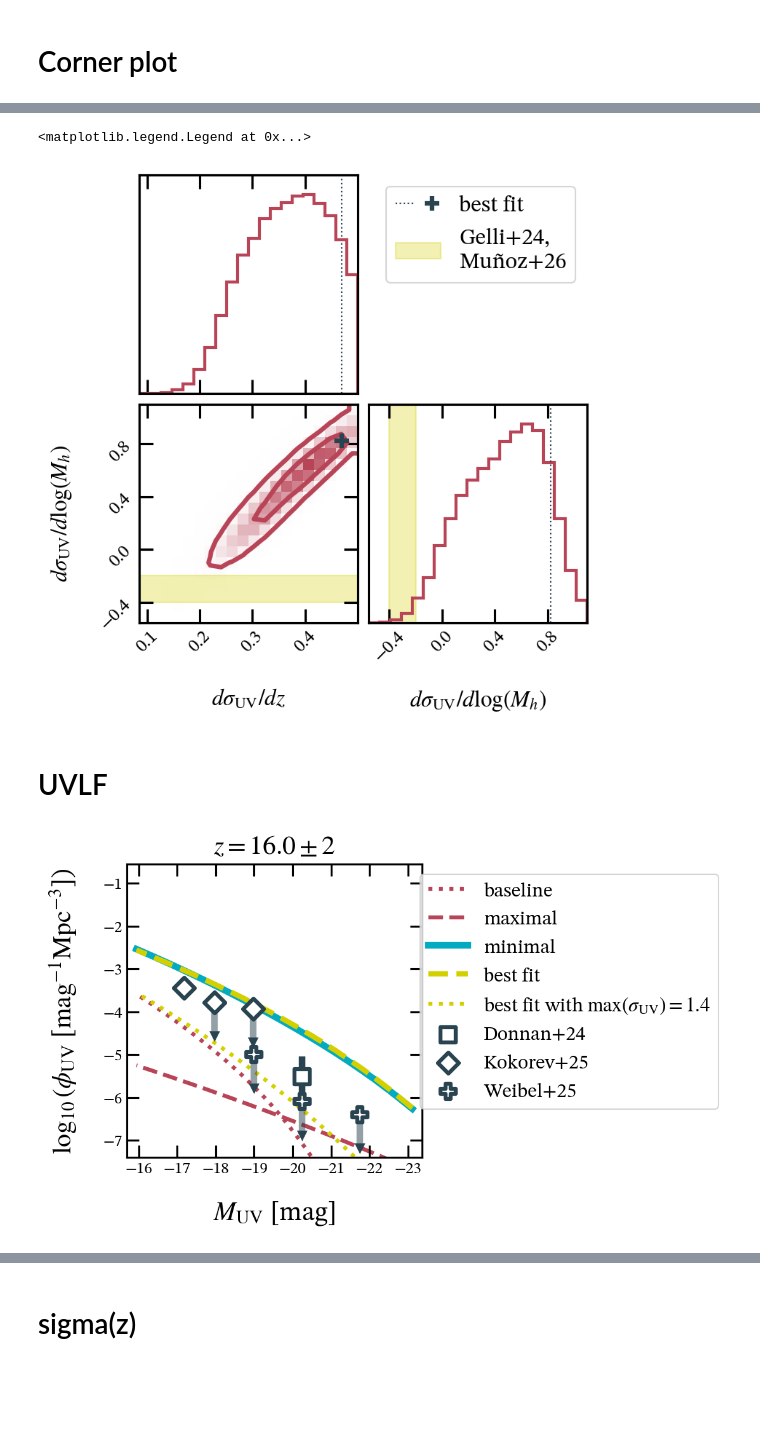
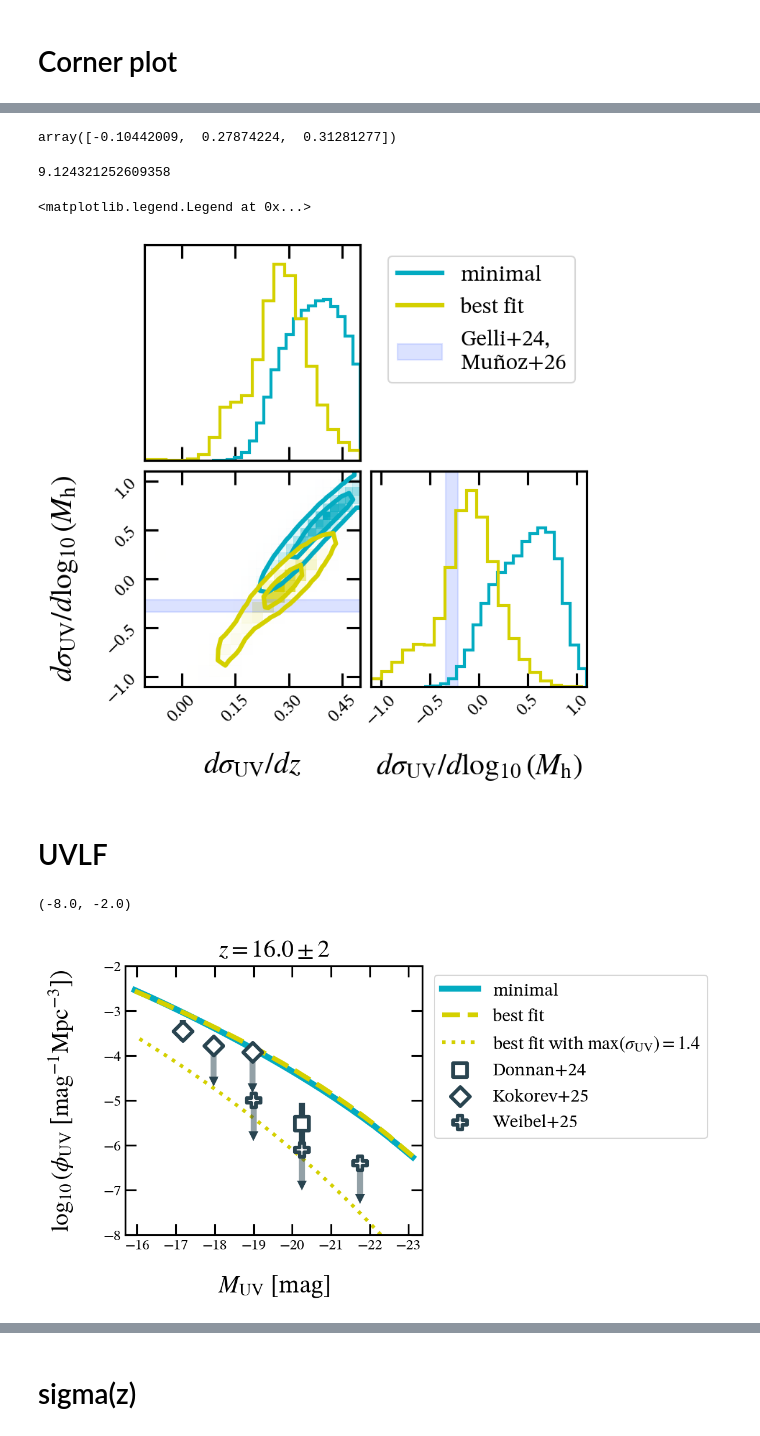
Before and after one commit to ebregou/modeling_stochasticity, a Jupyter notebook: notebooks/make_polished_plots/paper.ipynb, the cells around one changed output, grey strips where cells are left out. Drawn from its saved outputs; the diff is of its cells as text; code cells hidden in the pictures; blank space fills up the shorter version.

Commit message:
figures for FINESST, finalizing figures for paper

```diff
--- a/notebooks/make_polished_plots/paper.ipynb
+++ b/notebooks/make_polished_plots/paper.ipynb
@@ -22,5 +23,3 @@ file_names = ['/Users/eb35267/Desktop/code/home/data/Bouwens2021_low_z.txt',
 data_labels = ['Bouwens+21', 'Donnan+24', r'Donnan+24 ultra high-$z$', 'Kokorev+25', 'Weibel+25']
 include = [True, True, False, False, False]
 sorted_data = edata.get_sorted(file_names, data_labels, include_in_likelihood=include)
-# %%
-samples, best_fit, bounds, param_labels = my_UVLF.get_fit(backend_file = backend_file)
@@ -29,4 +66,2 @@ IndexError: index 7 is out of bounds for axis 0 with size 7
 # %% [markdown]
 # Corner plot
-# %%
-backend_file = '/Users/eb35267/Desktop/code/chains/min_sig_0.3/add_dsigdlogM/samples.h5'
@@ -39,3 +70,4 @@ params = eMCMC.build_param_data({'dsigdz': {'fit': True}, 'dsigdlogM':{'fit':Tru
 my_UVLF = eMCMC.UVLF(sorted_data, params)
 # %%
-samples, best_fit, bounds, param_labels = my_UVLF.get_fit(backend_file = backend_file)
+samples_minimal = np.loadtxt('/Users/eb35267/Desktop/code/chains/flattened_minimal.txt')
+samples_best_fit = np.loadtxt('/Users/eb35267/Desktop/code/chains/flattened_best_fit.txt')
@@ -64,31 +76,29 @@ other_corner = eplots.make_corner(my_UVLF = my_UVLF, samples = cut_sample_flat)
+# %%
+percentile
+# %% [output]
+array([-0.10442009,  0.27874224,  0.31281277])
+# %%
+percentile[1] / (percentile[1] - percentile[0])
+# %% [output]
+9.124321252609358
 # %%
-corner = eplots.make_corner(my_UVLF = my_UVLF, samples = cut_sample_flat, include_params = ['dsigdz', 'dsigdlogM'])
+corner_plot = corner.corner(samples_minimal[:, [-2, -1]], labels= [r'$d\sigma_{\rm{UV}}/dz$', r'$d\sigma_{\rm{UV}}/d\log_{10}(M_{\rm{h}})$'],
+                            color = eplots.turquoise, plot_contours = True, plot_datapoints = False,
+                            hist_kwargs={'linewidth': 2, 'density':True}, levels = (0.393, 0.864))
 
-# for ax, zorder in zip([corner.axes[0], corner.axes[2]], [2, 1]):
-#     ax.set_xlim(0.01, None)
+corner_plot = corner.corner(samples_best_fit[:, [-2, -1]], labels= [r'$d\sigma_{\rm{UV}}/dz$', r'$d\sigma_{\rm{UV}}/d\log_{10}(M_{\rm{h}})$'],
+                            color = eplots.yellow, plot_contours = True, plot_datapoints = False,
+                            hist_kwargs={'linewidth': 2, 'density': True, 'linestyle': 'solid'}, fig = corner_plot,
+                            levels = (0.393, 0.864))
 
-# corner.axes[3].set_xlim(-1.3, 0.95)
-# corner.axes[2].set_ylim(-1.3, 0.95)
+corner_plot.axes[2].fill_between([-1, 1], -0.34, -0.21, color = eplots.periwinkle, alpha = 0.3, zorder = 1)
+corner_plot.axes[3].fill_between([-0.34, -0.21], 0, 1e6, color = eplots.periwinkle, alpha = 0.3, zorder = 0)
 
-corner.axes[0].axvline(best_fit[-2], color = eplots.navy, zorder = 1, lw = 1, ls = 'dotted')
-corner.axes[2].fill_between([-1, 1], -0.4, -0.2, color = eplots.yellow, alpha = 0.3, zorder = 1)
-corner.axes[3].fill_between([-0.4, -0.2], 0, 1e6, color = eplots.yellow, alpha = 0.3, zorder = 0)
-corner.axes[3].axvline(best_fit[-1], color = eplots.navy, lw = 1, ls = 'dotted')
-
-corner.axes[2].scatter(best_fit[-2], best_fit[-1], color = eplots.navy, s = 100, marker = '+', zorder = 2)
-
-line = Line2D([0], [0], color=eplots.navy, lw = 1, ls = 'dotted')
-scat = Line2D([0], [0], color=eplots.navy, marker='+', markersize=10, linestyle='None', markeredgewidth=3)
-fill = mpatches.Patch(color=eplots.yellow, alpha=0.3)
-
-corner.axes[1].legend([(line, scat), fill], ['best fit', 'Gelli+24,\nMuñoz+26'],
-                      handler_map={(line, scat): HandlerTuple(ndivide=None)})
-
-# corner.axes[1].scatter(0, -10, color = eplots.navy, s = 100, marker = '+', label = 'best fit')
-# corner.axes[1].fill_between([0,0], 0, 0, color = eplots.turquoise, alpha = 0.2, label = 'other work')
-# corner.axes[1].plot(0,0, color = eplots.navy, label = 'best fit')
-# corner.axes[1].legend()
+corner_plot.axes[1].plot(0, 0, color = eplots.turquoise, label = 'minimal')
+corner_plot.axes[1].plot(0, 0, linestyle = 'solid', color = eplots.yellow, label = 'best fit')
+corner_plot.axes[1].fill_between([0,0], 0, 0, color = eplots.periwinkle, alpha = 0.3, label = 'Gelli+24,\nMuñoz+26')
+corner_plot.axes[1].legend()
 # %% [output]
 <matplotlib.legend.Legend at 0x...>
-[figure, old version]
+[figure, new version]
 # %%
@@ -200,7 +210,7 @@ def evolving_UVLF_fit(my_UVLF, backend_file = None, z_plot = None, z_errs = None
             else:
                 fit_label = f'{label}'
             ax.plot(MUVcenters, np.log10(my_UVLF.UVLF_wrapper(z,z_err,MUVcenters, MUVwidths,fit, max_sig = max_sig)), color = color,
-                       label = fit_label, linestyle = ls, zorder = 1, lw = lw)
+                       label = fit_label, linestyle = ls, lw = lw, zorder = zorder)
 
         # Plot data
         all_dat_z = [dat[0][0] for dat in my_UVLF.sorted_data]
@@ -252,15 +262,20 @@ maximal = [0.474, -0.008, -1.474, 0.465, 11.608, -0.069, -1.12, -0.094, 0.429, 0
 # %%
 zs = [16]
 z_errs = [2]
 
-comparison_fits = {'fits': [baseline, maximal, minimal, best_fit, best_fit],
-                   'labels': ['baseline', 'maximal', 'minimal', 'best fit', r'best fit with $\max(\sigma_{\rm{UV}}) = 1.4$'],
-                   'colors': [eplots.red, eplots.red, eplots.turquoise, eplots.yellow, eplots.yellow],
-                   'linestyles': ['dotted', 'dashed','solid', 'dashed', 'dotted'],
-                   'linewidths': [3, 3, 5, 4, 3],
-                   'max_sigs': [None, None, None, None, 1.4]}
+comparison_fits = {'fits': [minimal, best_fit, best_fit],
+                   'labels': ['minimal', 'best fit', r'best fit with $\max(\sigma_{\rm{UV}}) = 1.4$'],
+                   'colors': [eplots.turquoise, eplots.yellow, eplots.yellow],
+                   'linestyles': ['solid', 'dashed', 'dotted'],
+                   'linewidths': [5, 4, 3],
+                   'max_sigs': [None, None, 1.4],
+                   'zorder':[0, 0, 0]}
 
 evolving_UVLF = evolving_UVLF_fit(my_UVLF, plot_from_chain = False, comparison_fits = comparison_fits, ncols = 5,
                 z_plot = zs, z_errs = z_errs, show_chi2 = False)
+
+evolving_UVLF.set_size_inches(22, 4)
+evolving_UVLF.axes[0].set_ylim(-8, -2)
 # %% [output]
+(-8.0, -2.0)
-[figure, old version]
+[figure, new version]
```
Also changed, not shown: parts of 32 cells of this notebook, 6 other files.
